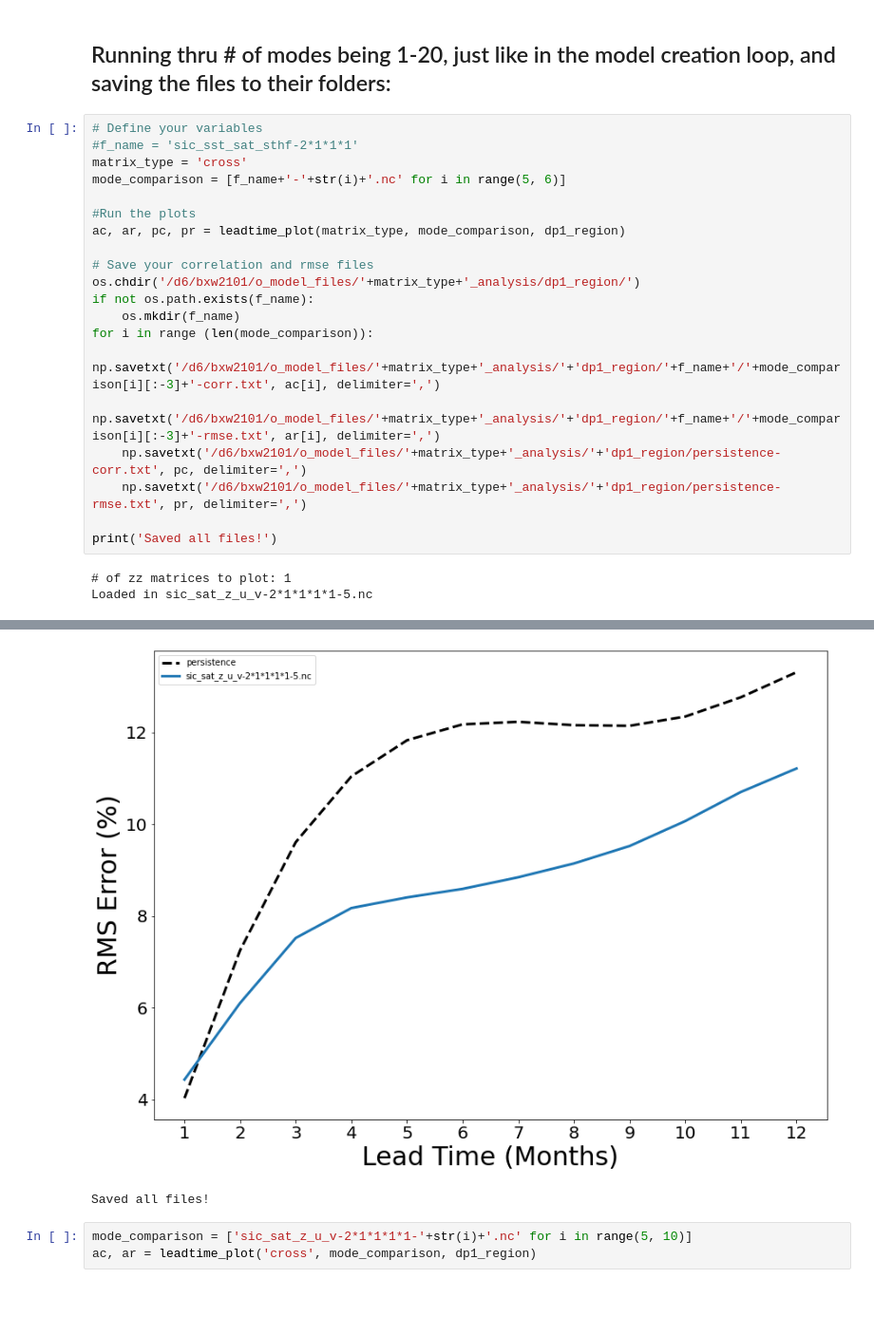
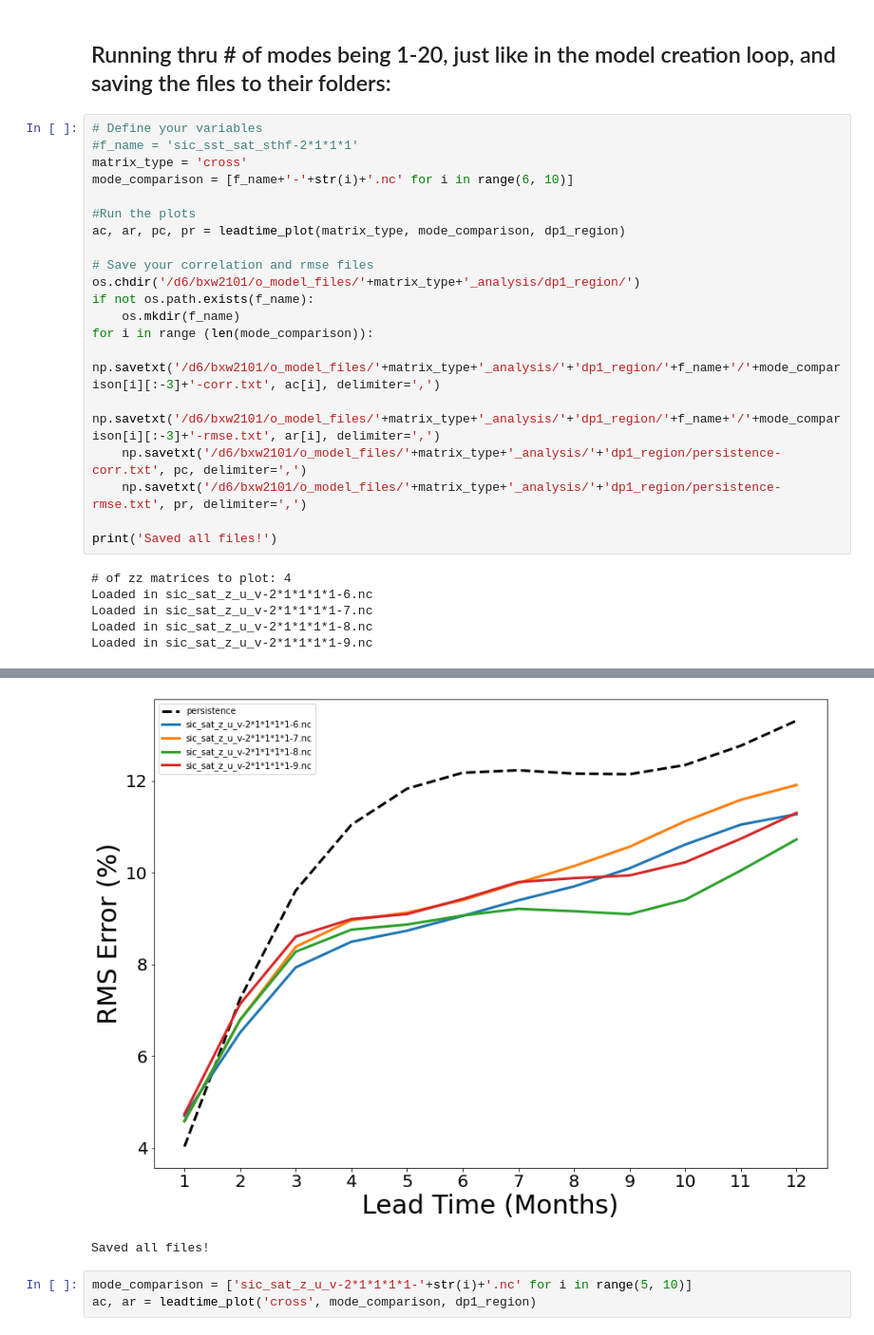
Before and after one commit to bernardw11/seaice_forecasts, a Jupyter notebook: remake_old_model/meof_hcast_cross_og.ipynb, the cells around one changed output, grey strips where cells are left out. Shown at 95% size. Cells and saved outputs as stored; diff of their text form; blank space fills up the shorter version.

```diff
--- a/remake_old_model/meof_hcast_cross_og.ipynb
+++ b/remake_old_model/meof_hcast_cross_og.ipynb
@@ -417,7 +417,7 @@ print(solver.eigenvalues(neigs=modes))
 # Define your variables
 #f_name = 'sic_sst_sat_sthf-2*1*1*1'
 matrix_type = 'cross'
-mode_comparison = [f_name+'-'+str(i)+'.nc' for i in range(5, 6)]
+mode_comparison = [f_name+'-'+str(i)+'.nc' for i in range(6, 10)]
 
 #Run the plots
 ac, ar, pc, pr = leadtime_plot(matrix_type, mode_comparison, dp1_region)
@@ -434,5 +434,8 @@ for i in range (len(mode_comparison)):
 
 print('Saved all files!')
 # %% [output]
-# of zz matrices to plot: 1
-Loaded in sic_sat_z_u_v-2*1*1*1*1-5.nc
+# of zz matrices to plot: 4
+Loaded in sic_sat_z_u_v-2*1*1*1*1-6.nc
+Loaded in sic_sat_z_u_v-2*1*1*1*1-7.nc
+Loaded in sic_sat_z_u_v-2*1*1*1*1-8.nc
+Loaded in sic_sat_z_u_v-2*1*1*1*1-9.nc
@@ -440,4 +443,4 @@ Loaded in sic_sat_z_u_v-2*1*1*1*1-5.nc
-[figure, old version]
+[figure, new version]
 Saved all files!
 # %%
 mode_comparison = ['sic_sat_z_u_v-2*1*1*1*1-'+str(i)+'.nc' for i in range(5, 10)]
```
Also changed, not shown: parts of 1 cell of this notebook, 1 other file.
